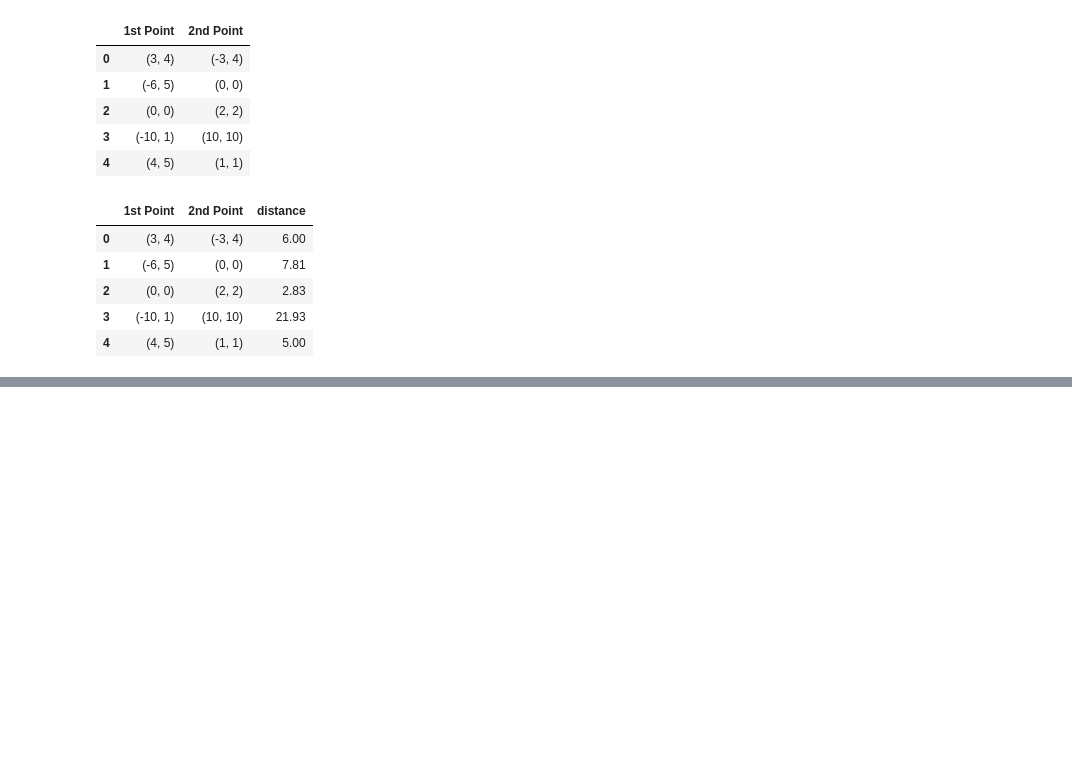
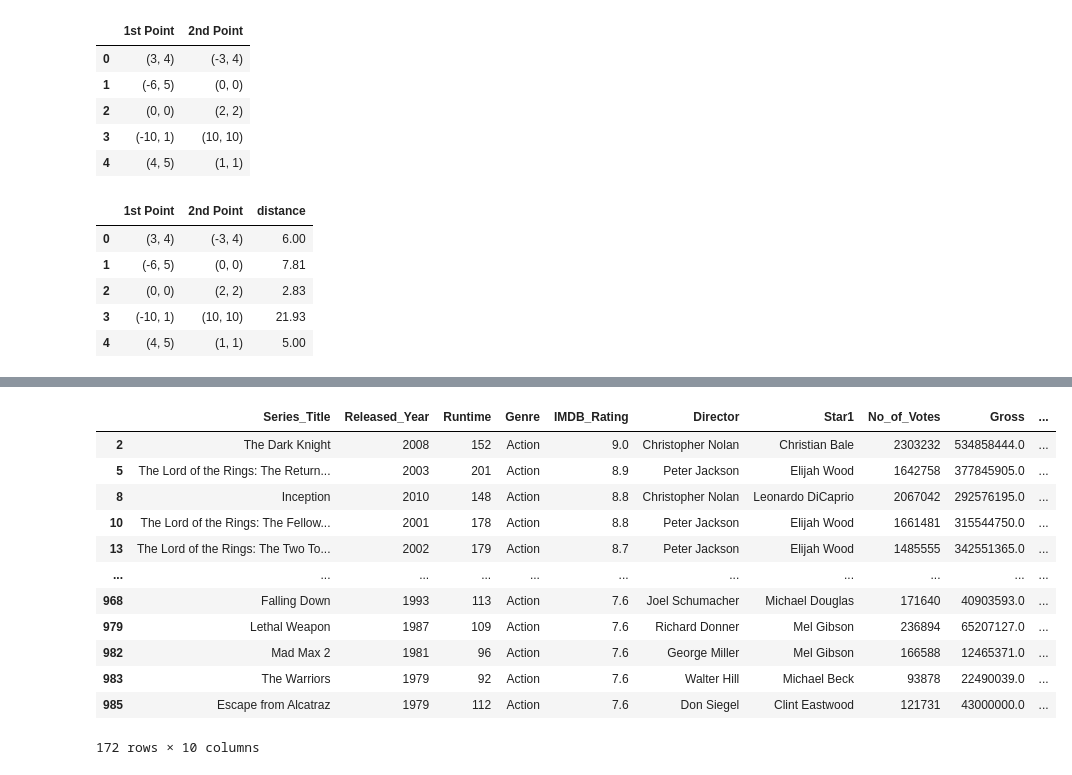
Before and after one commit to VShah2312/Data_Science_Code_N_Debug, a Jupyter notebook: Python_Basics/Pandas_DataFrame.ipynb, the cells around one changed output, grey strips where cells are left out. Saved outputs shown, nothing was run; the diff lists cells and outputs as text; code cells hidden in the pictures; blank space fills up the shorter version.

```diff
--- a/Python_Basics/Pandas_DataFrame.ipynb
+++ b/Python_Basics/Pandas_DataFrame.ipynb
@@ -1282,0 +1318,17 @@ points_df
+# %%
+# Get data frame for provided group identifier.
+genres.get_group('Action')
+# %% [output]
+|  | Series_Title | Released_Year | Runtime | Genre | IMDB_Rating | Director | Star1 | No_of_Votes | Gross | ... |
+| 2 | The Dark Knight | 2008 | 152 | Action | 9.0 | Christopher Nolan | Christian Bale | 2303232 | 534858444.0 | ... |
+| 5 | The Lord of the Rings: The Return... | 2003 | 201 | Action | 8.9 | Peter Jackson | Elijah Wood | 1642758 | 377845905.0 | ... |
+| 8 | Inception | 2010 | 148 | Action | 8.8 | Christopher Nolan | Leonardo DiCaprio | 2067042 | 292576195.0 | ... |
+| 10 | The Lord of the Rings: The Fellow... | 2001 | 178 | Action | 8.8 | Peter Jackson | Elijah Wood | 1661481 | 315544750.0 | ... |
+| 13 | The Lord of the Rings: The Two To... | 2002 | 179 | Action | 8.7 | Peter Jackson | Elijah Wood | 1485555 | 342551365.0 | ... |
+| ... | ... | ... | ... | ... | ... | ... | ... | ... | ... | ... |
+| 968 | Falling Down | 1993 | 113 | Action | 7.6 | Joel Schumacher | Michael Douglas | 171640 | 40903593.0 | ... |
+| 979 | Lethal Weapon | 1987 | 109 | Action | 7.6 | Richard Donner | Mel Gibson | 236894 | 65207127.0 | ... |
+| 982 | Mad Max 2 | 1981 | 96 | Action | 7.6 | George Miller | Mel Gibson | 166588 | 12465371.0 | ... |
+| 983 | The Warriors | 1979 | 92 | Action | 7.6 | Walter Hill | Michael Beck | 93878 | 22490039.0 | ... |
+| 985 | Escape from Alcatraz | 1979 | 112 | Action | 7.6 | Don Siegel | Clint Eastwood | 121731 | 43000000.0 | ... |
+172 rows × 10 columns
```
Also changed, not shown: parts of 12 cells of this notebook, 1 other file.
